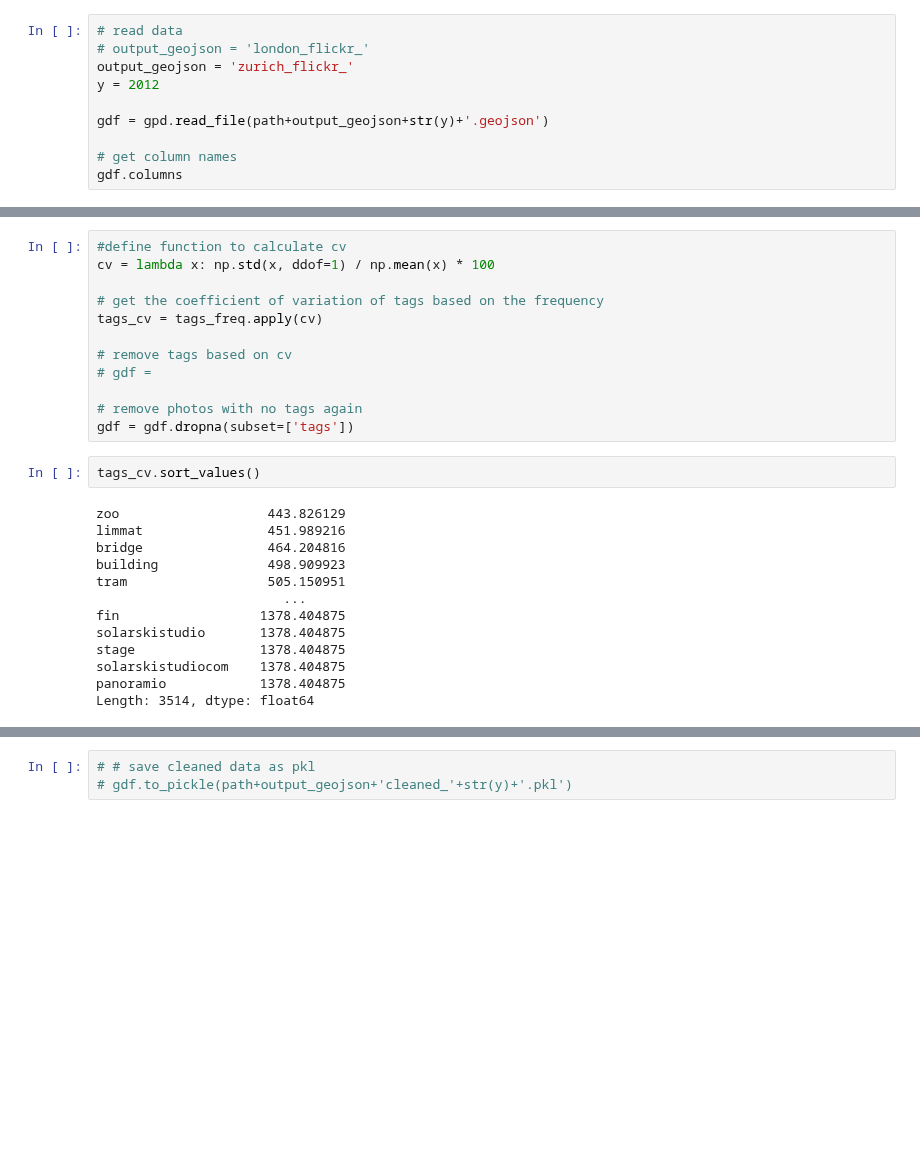
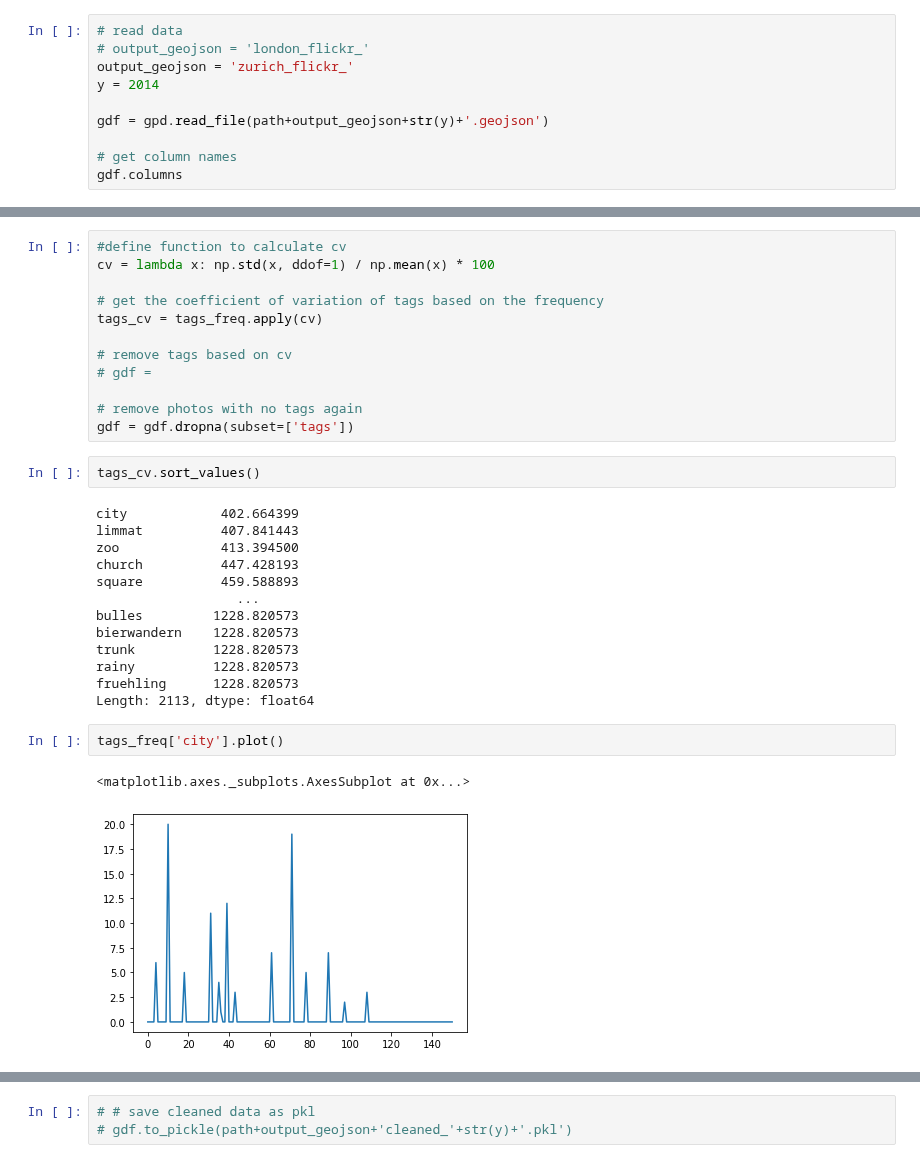
Before and after one commit to leyixu21/Semantic-Trajectory, a Jupyter notebook: clean_flickr_data.ipynb, the cells around one changed output, grey strips where cells are left out. Cells and saved outputs as stored; diff of their text form; blank space fills up the shorter version.

```diff
--- a/clean_flickr_data.ipynb
+++ b/clean_flickr_data.ipynb
@@ -48,7 +50,7 @@ import geopandas as gpd
 # read data
 # output_geojson = 'london_flickr_'
 output_geojson = 'zurich_flickr_'
-y = 2012
+y = 2014
 
 gdf = gpd.read_file(path+output_geojson+str(y)+'.geojson')
 
@@ -234,15 +244,20 @@ gdf = gdf.dropna(subset=['tags'])
 # %%
 tags_cv.sort_values()
 # %% [output]
-zoo                   443.826129
-limmat                451.989216
-bridge                464.204816
-building              498.909923
-tram                  505.150951
-                        ...
-fin                  1378.404875
-solarskistudio       1378.404875
-stage                1378.404875
-solarskistudiocom    1378.404875
-panoramio            1378.404875
-Length: 3514, dtype: float64
+city            402.664399
+limmat          407.841443
+zoo             413.394500
+church          447.428193
+square          459.588893
+                  ...
+bulles         1228.820573
+bierwandern    1228.820573
+trunk          1228.820573
+rainy          1228.820573
+fruehling      1228.820573
+Length: 2113, dtype: float64
+# %%
+tags_freq['city'].plot()
+# %% [output]
+<matplotlib.axes._subplots.AxesSubplot at 0x...>
+[figure, added]
```
Also changed, not shown: parts of 19 cells of this notebook.
